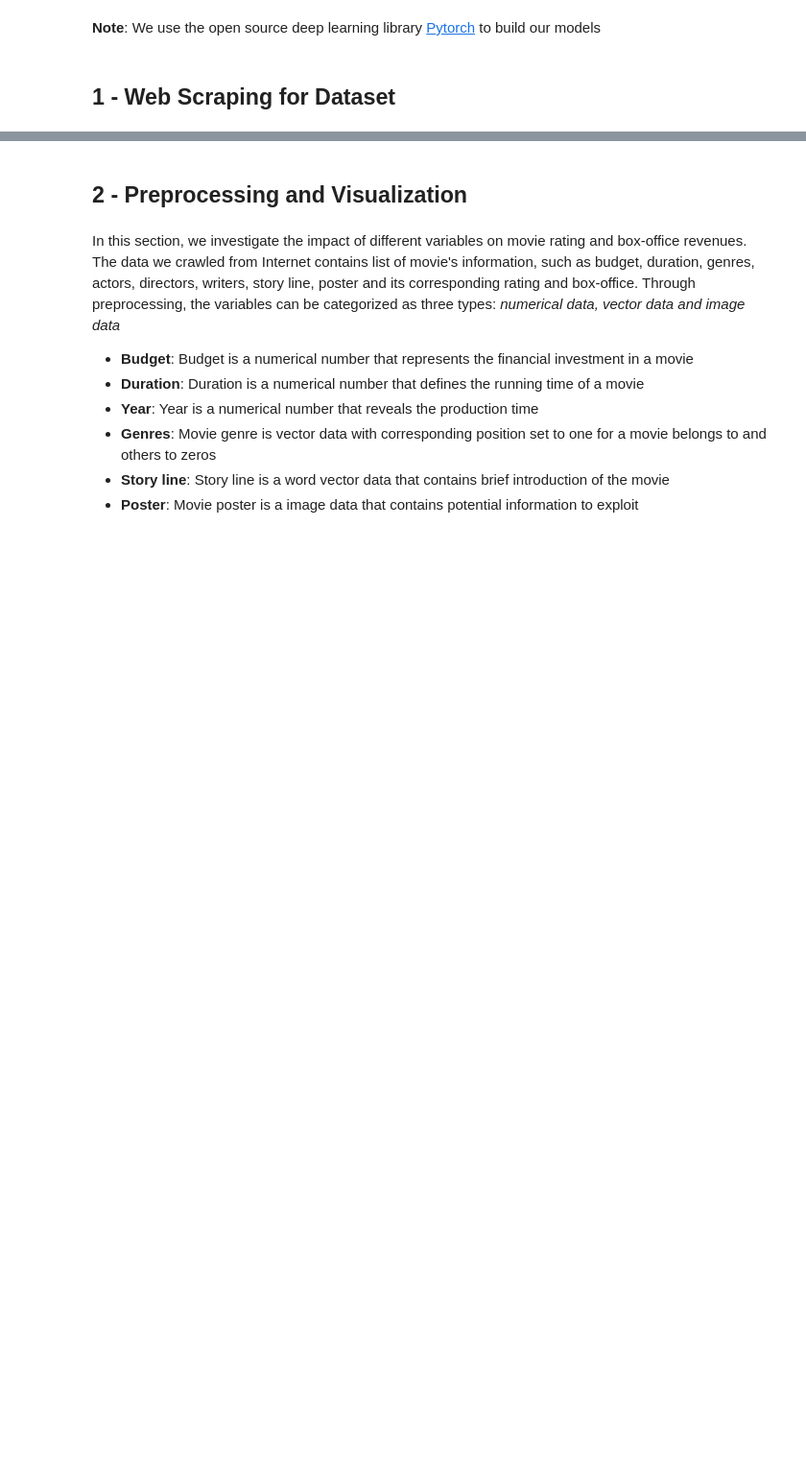
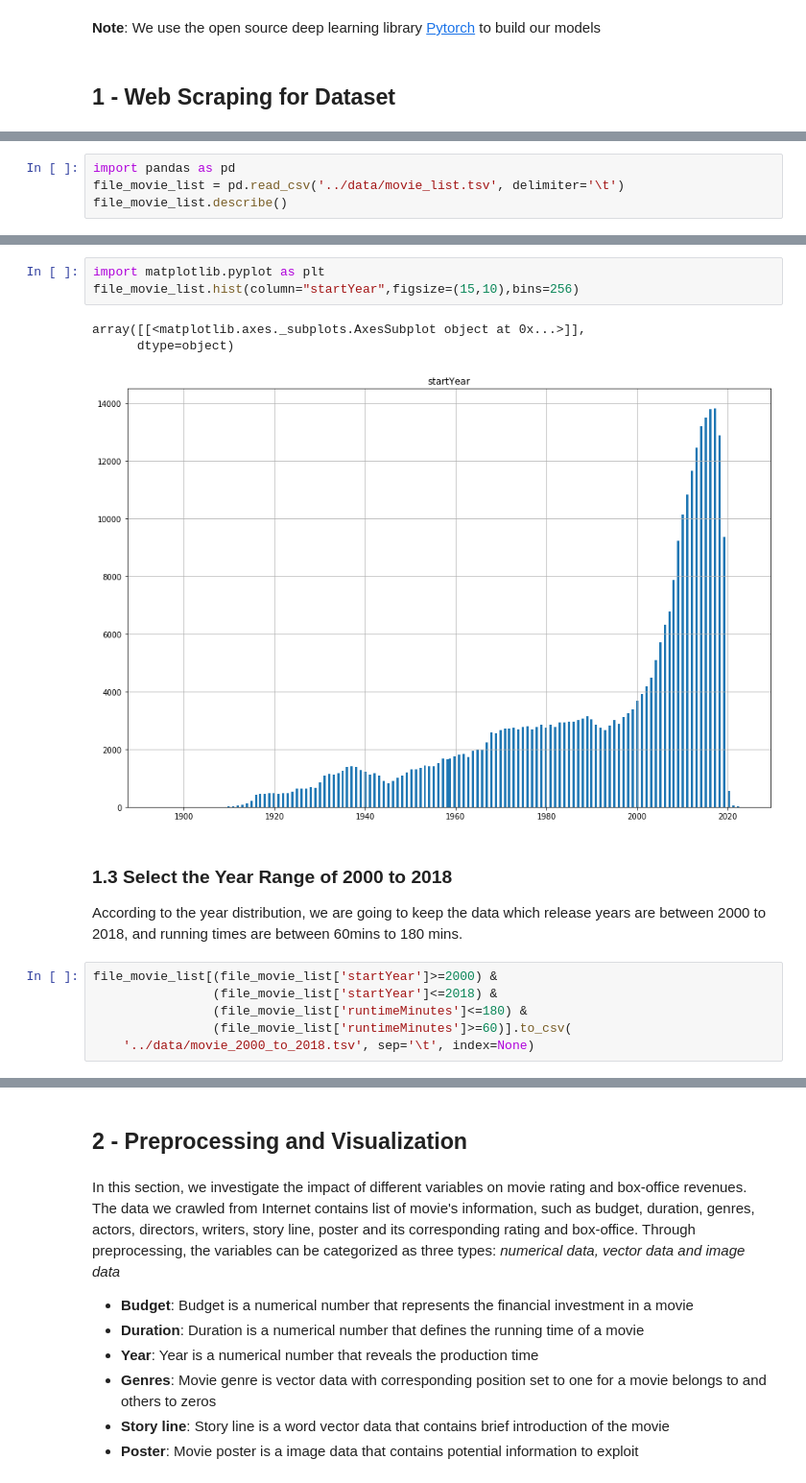
Before and after one commit to pupboss/CE7454-Project-Fall2019, a Jupyter notebook: notebook/notebook.ipynb, the cells around one changed output, grey strips where cells are left out. Shown: that part at 96% size. Drawn from its saved outputs; the diff is of its cells as text; blank space fills up the shorter version.

```diff
--- a/notebook/notebook.ipynb
+++ b/notebook/notebook.ipynb
@@ -42,0 +82,4 @@ import seaborn as sns
+# %%
+import pandas as pd
+file_movie_list = pd.read_csv('../data/movie_list.tsv', delimiter='\t')
+file_movie_list.describe()
@@ -42,0 +96,17 @@ import seaborn as sns
+# %%
+import matplotlib.pyplot as plt
+file_movie_list.hist(column="startYear",figsize=(15,10),bins=256)
+# %% [output]
+array([[<matplotlib.axes._subplots.AxesSubplot object at 0x...>]],
+      dtype=object)
+[figure, added]
+# %% [markdown]
+### 1.3 Select the Year Range of 2000 to 2018
+
+According to the year distribution, we are going to keep the data which release years are between 2000 to 2018, and running times are between 60mins to 180 mins.
+# %%
+file_movie_list[(file_movie_list['startYear']>=2000) &
+                (file_movie_list['startYear']<=2018) &
+                (file_movie_list['runtimeMinutes']<=180) &
+                (file_movie_list['runtimeMinutes']>=60)].to_csv(
+    '../data/movie_2000_to_2018.tsv', sep='\t', index=None)
```
Also changed, not shown: parts of 15 cells of this notebook, 3 other files.
